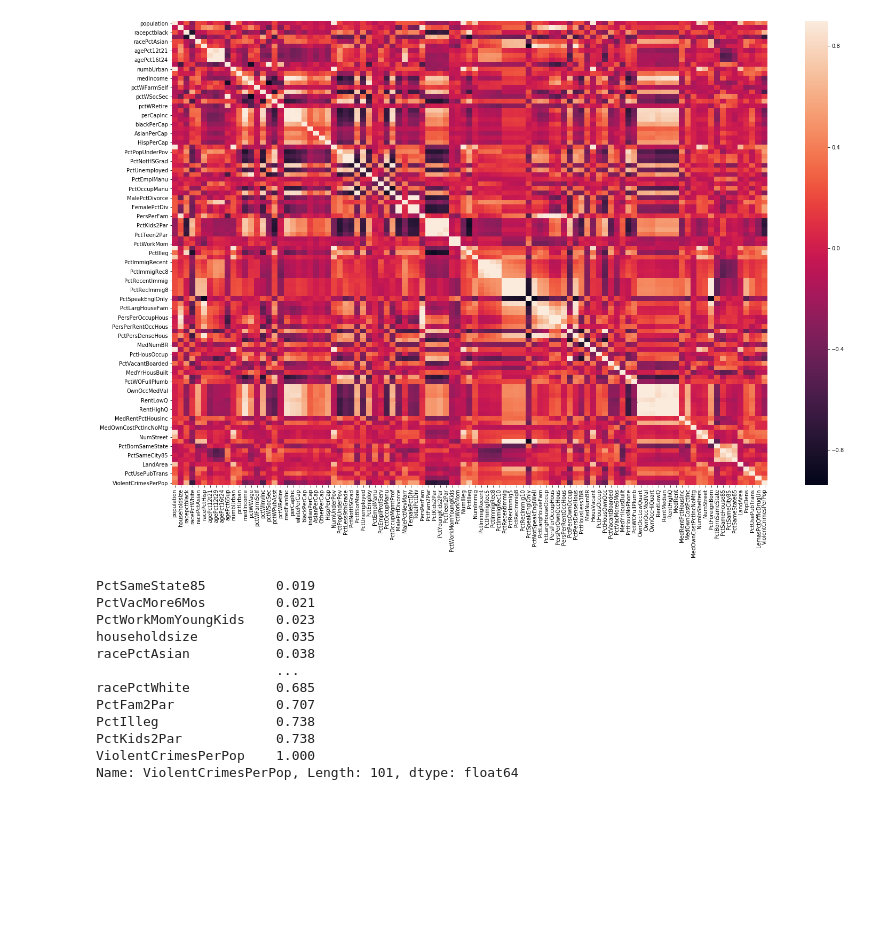
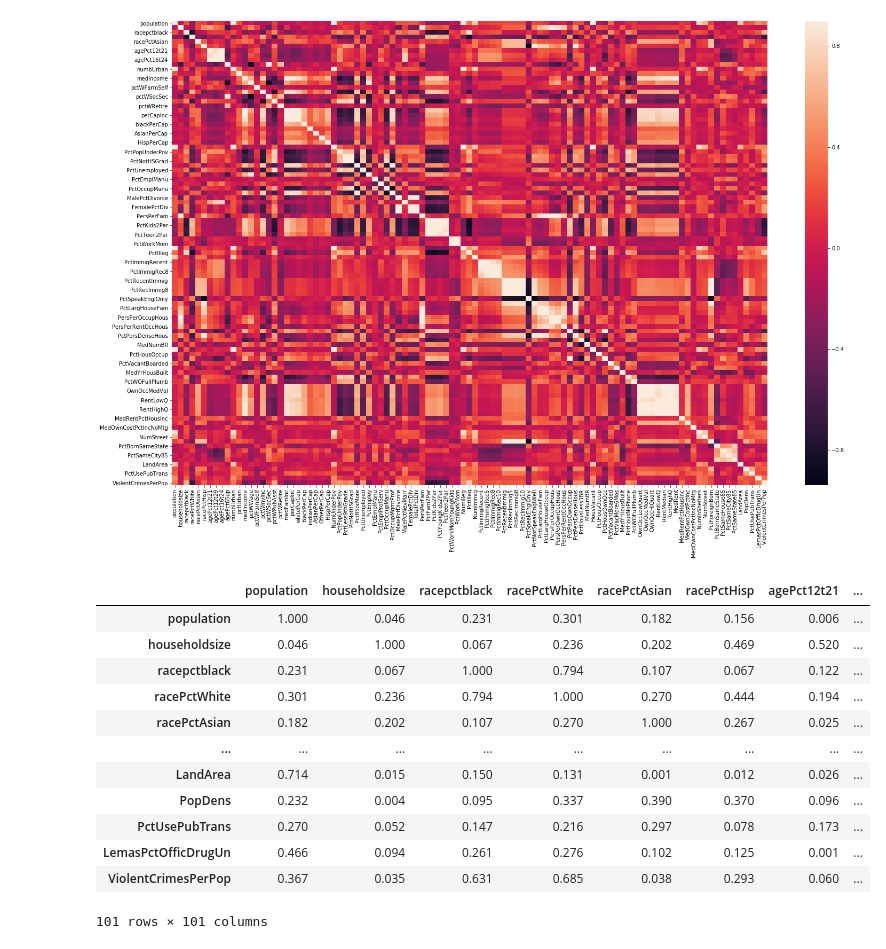
Before and after one commit to cher-cheur/donnees-socio-economiques, a Jupyter notebook: CCCRF.ipynb, the cells around one changed output. Drawn from its saved outputs; the diff is of its cells as text; code cells hidden in the pictures; blank space fills up the shorter version.

```diff
--- a/CCCRF.ipynb
+++ b/CCCRF.ipynb
@@ -140,20 +144,17 @@ plt.show()
 # %%
 corrT = data.corr(method = 'pearson').round(3).abs()
-
-#Trier la colonne des corrélations de ViolentCrimesPerPop
-
-corrT = corrT.sort_values(by=['ViolentCrimesPerPop'])
-corrT['ViolentCrimesPerPop']
+corrT
 # %% [output]
+|  | population | householdsize | racepctblack | racePctWhite | racePctAsian | racePctHisp | agePct12t21 | ... |
+| population | 1.000 | 0.046 | 0.231 | 0.301 | 0.182 | 0.156 | 0.006 | ... |
+| householdsize | 0.046 | 1.000 | 0.067 | 0.236 | 0.202 | 0.469 | 0.520 | ... |
+| racepctblack | 0.231 | 0.067 | 1.000 | 0.794 | 0.107 | 0.067 | 0.122 | ... |
+| racePctWhite | 0.301 | 0.236 | 0.794 | 1.000 | 0.270 | 0.444 | 0.194 | ... |
+| racePctAsian | 0.182 | 0.202 | 0.107 | 0.270 | 1.000 | 0.267 | 0.025 | ... |
+| ... | ... | ... | ... | ... | ... | ... | ... | ... |
+| LandArea | 0.714 | 0.015 | 0.150 | 0.131 | 0.001 | 0.012 | 0.026 | ... |
+| PopDens | 0.232 | 0.004 | 0.095 | 0.337 | 0.390 | 0.370 | 0.096 | ... |
+| PctUsePubTrans | 0.270 | 0.052 | 0.147 | 0.216 | 0.297 | 0.078 | 0.173 | ... |
+| LemasPctOfficDrugUn | 0.466 | 0.094 | 0.261 | 0.276 | 0.102 | 0.125 | 0.001 | ... |
+| ViolentCrimesPerPop | 0.367 | 0.035 | 0.631 | 0.685 | 0.038 | 0.293 | 0.060 | ... |
-PctSameState85         0.019
-PctVacMore6Mos         0.021
-PctWorkMomYoungKids    0.023
-householdsize          0.035
-racePctAsian           0.038
-                       ...
-racePctWhite           0.685
-PctFam2Par             0.707
-PctIlleg               0.738
-PctKids2Par            0.738
-ViolentCrimesPerPop    1.000
-Name: ViolentCrimesPerPop, Length: 101, dtype: float64
+101 rows × 101 columns
```
Also changed, not shown: parts of 15 cells of this notebook.
